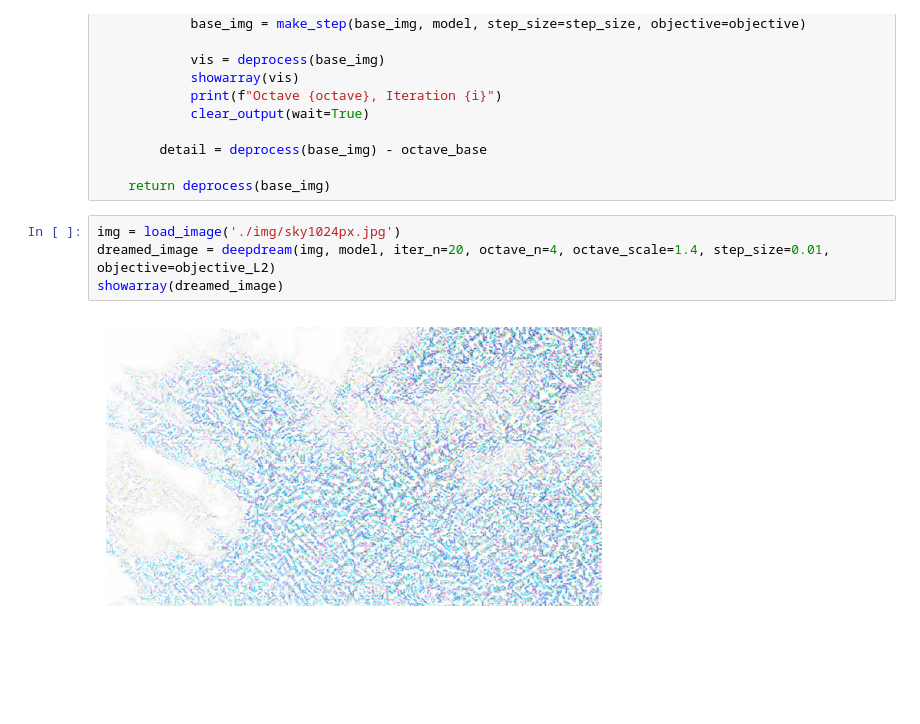
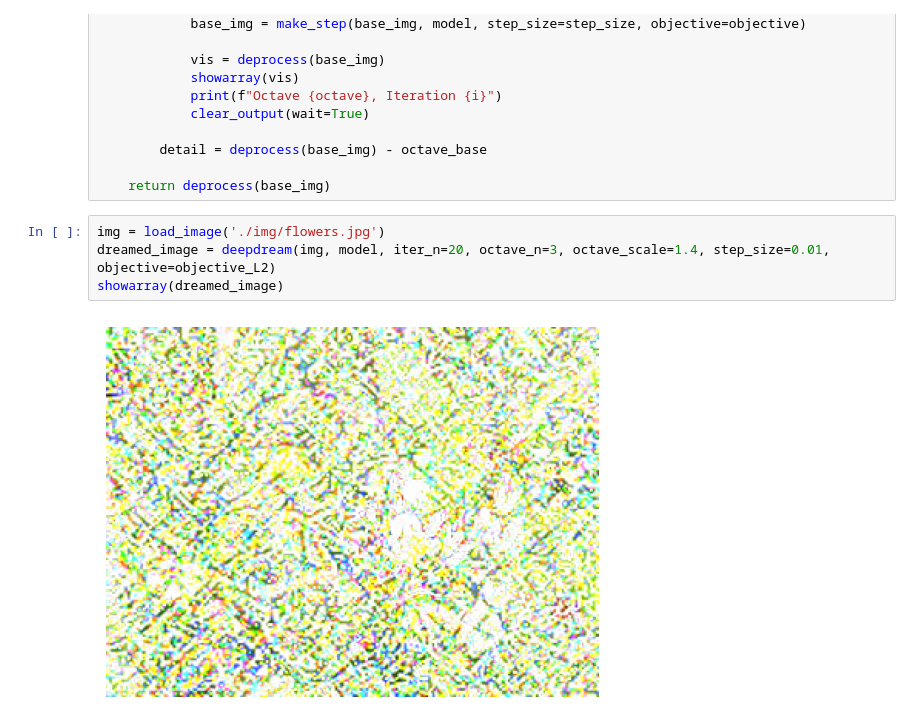
Before and after one commit to MaikoTR/HSLU.DeepDreamRealTime, a Jupyter notebook: googe_lenet_finetuning.ipynb, the cells around one changed output. Cells and saved outputs as stored; diff of their text form; blank space fills up the shorter version.

```diff
--- a/googe_lenet_finetuning.ipynb
+++ b/googe_lenet_finetuning.ipynb
@@ -123,11 +123,11 @@ def deepdream(img, model, iter_n=10, octave_n=4, octave_scale=1.4, step_size=0.0
 
     return deprocess(base_img)
 # %%
-img = load_image('./img/sky1024px.jpg')
-dreamed_image = deepdream(img, model, iter_n=20, octave_n=4, octave_scale=1.4, step_size=0.01, objective=objective_L2)
+img = load_image('./img/flowers.jpg')
+dreamed_image = deepdream(img, model, iter_n=20, octave_n=3, octave_scale=1.4, step_size=0.01, objective=objective_L2)
 showarray(dreamed_image)
 # %% [output]
-[figure, old version]
+[figure, new version]
 # %%
 plt.figure(figsize=(12, 12))  # width x height in inches
 plt.imshow(dreamed_image)
```
Also changed, not shown: parts of 1 cell of this notebook, 1 other file.
